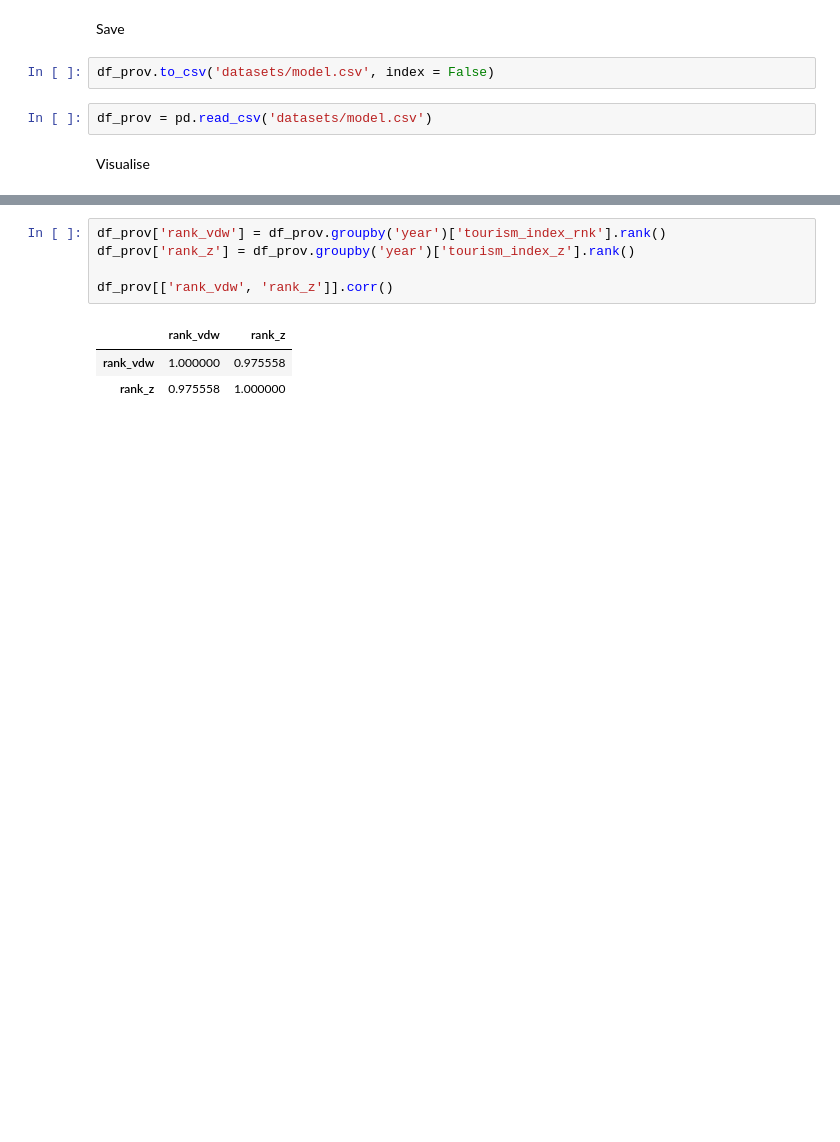
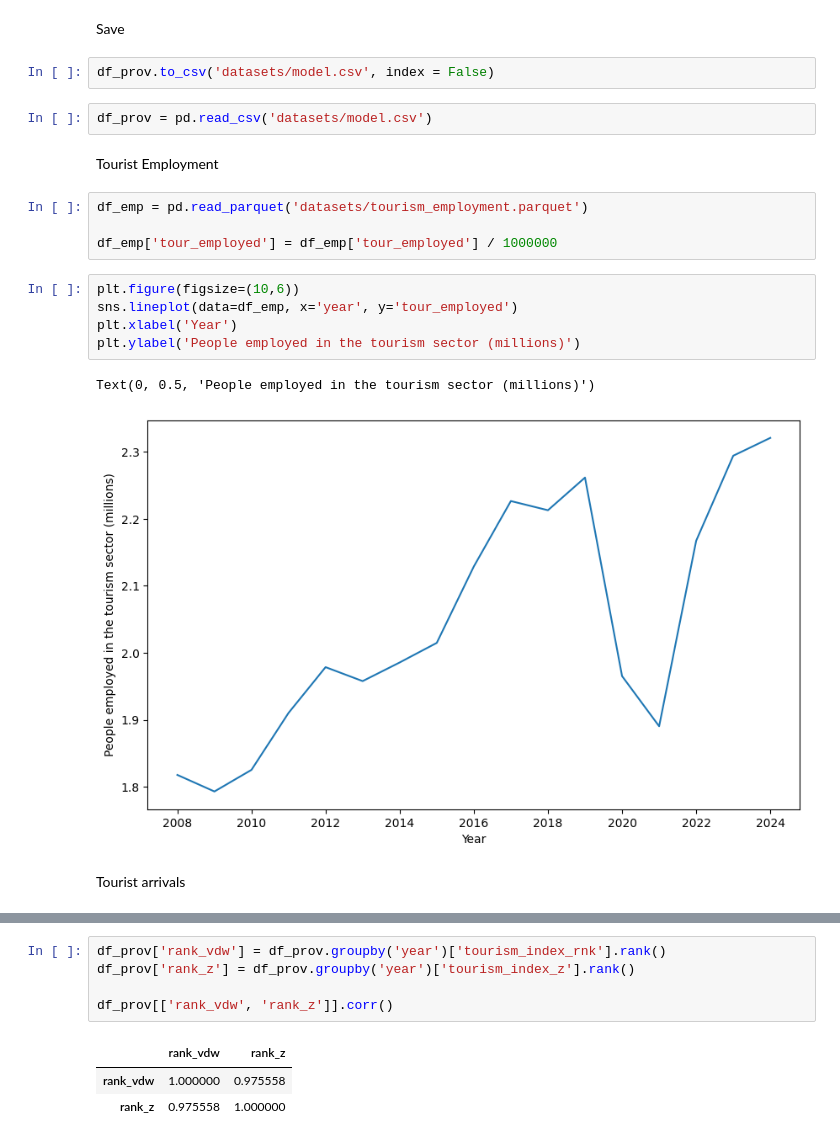
Before and after one commit to FrancescoCorti/Housing_Project, a Jupyter notebook: code/3_0_enginnering.ipynb, the cells around one changed output, grey strips where cells are left out. Cells and saved outputs as stored; diff of their text form; blank space fills up the shorter version.

```diff
--- a/code/3_0_enginnering.ipynb
+++ b/code/3_0_enginnering.ipynb
@@ -344,5 +406,19 @@ Save
 df_prov.to_csv('datasets/model.csv', index = False)
 # %%
 df_prov = pd.read_csv('datasets/model.csv')
-# %% [markdown]
-Visualise
+# %% [markdown]
+Tourist Employment
+# %%
+df_emp = pd.read_parquet('datasets/tourism_employment.parquet')
+
+df_emp['tour_employed'] = df_emp['tour_employed'] / 1000000
+# %%
+plt.figure(figsize=(10,6))
+sns.lineplot(data=df_emp, x='year', y='tour_employed')
+plt.xlabel('Year')
+plt.ylabel('People employed in the tourism sector (millions)')
+# %% [output]
+Text(0, 0.5, 'People employed in the tourism sector (millions)')
+[figure, added]
+# %% [markdown]
+Tourist arrivals
```
Also changed, not shown: parts of 21 cells of this notebook, 4 other files.
